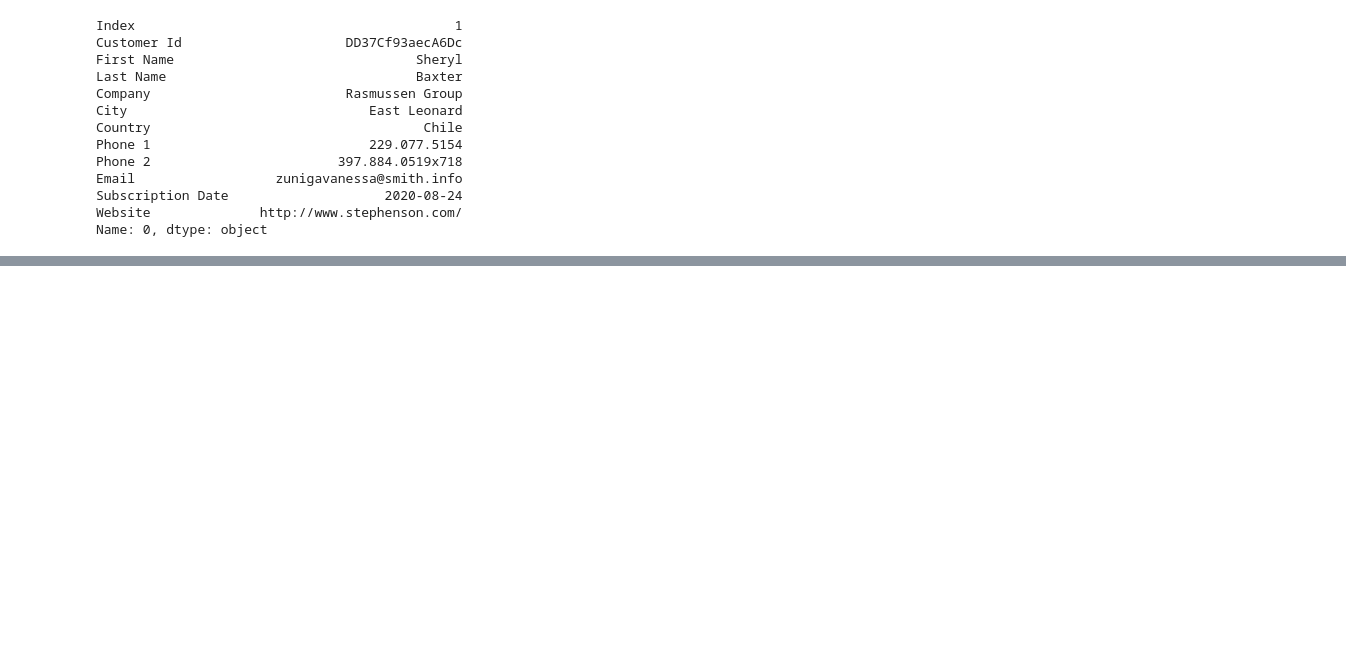
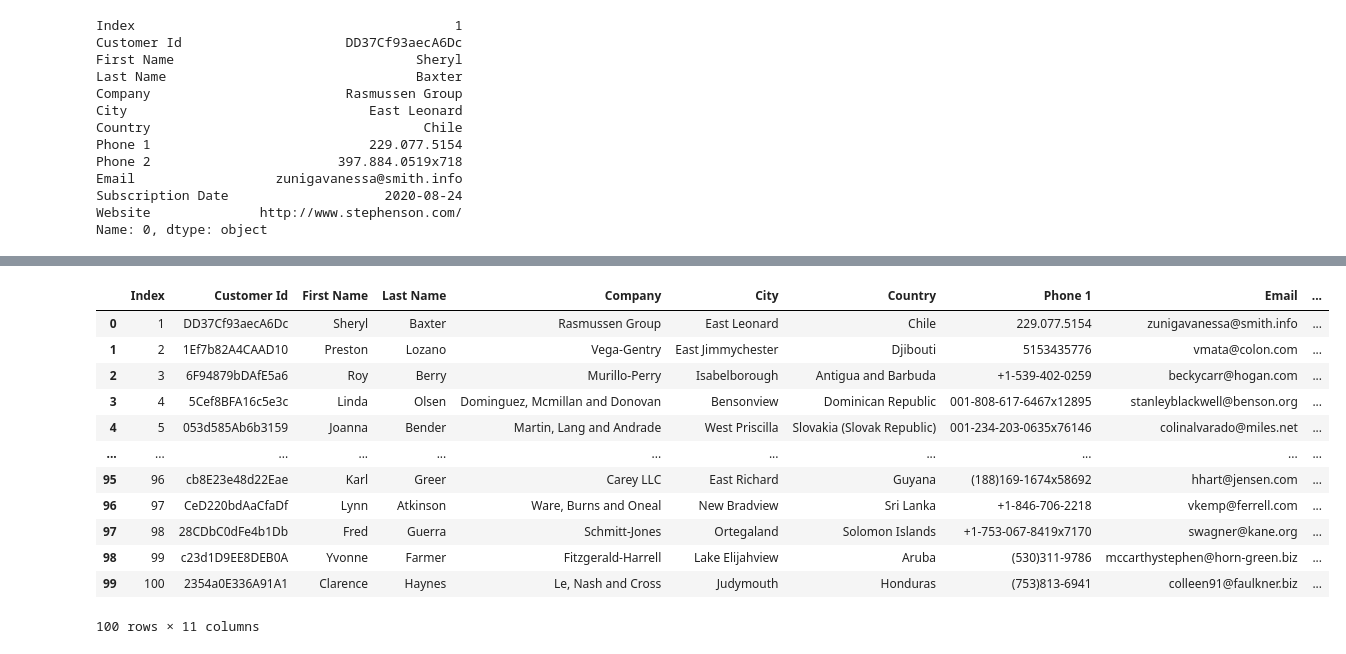
Before and after one commit to AmiyaMihari/Curso_python_ia_Guillermo_Montiel, a Jupyter notebook: Clase/codigo_pandas.ipynb, the cells around one changed output, grey strips where cells are left out. Cells and saved outputs as stored; diff of their text form; code cells hidden in the pictures; blank space fills up the shorter version.

```diff
--- a/Clase/codigo_pandas.ipynb
+++ b/Clase/codigo_pandas.ipynb
@@ -125,0 +145,17 @@ Name: 0, dtype: object
+# %%
+customers_sin_telefono = customers.drop("Phone 2", axis=1)
+customers_sin_telefono
+# %% [output]
+|  | Index | Customer Id | First Name | Last Name | Company | City | Country | Phone 1 | Email | ... |
+| 0 | 1 | DD37Cf93aecA6Dc | Sheryl | Baxter | Rasmussen Group | East Leonard | Chile | 229.077.5154 | zunigavanessa@smith.info | ... |
+| 1 | 2 | 1Ef7b82A4CAAD10 | Preston | Lozano | Vega-Gentry | East Jimmychester | Djibouti | 5153435776 | vmata@colon.com | ... |
+| 2 | 3 | 6F94879bDAfE5a6 | Roy | Berry | Murillo-Perry | Isabelborough | Antigua and Barbuda | +1-539-402-0259 | beckycarr@hogan.com | ... |
+| 3 | 4 | 5Cef8BFA16c5e3c | Linda | Olsen | Dominguez, Mcmillan and Donovan | Bensonview | Dominican Republic | 001-808-617-6467x12895 | stanleyblackwell@benson.org | ... |
+| 4 | 5 | 053d585Ab6b3159 | Joanna | Bender | Martin, Lang and Andrade | West Priscilla | Slovakia (Slovak Republic) | 001-234-203-0635x76146 | colinalvarado@miles.net | ... |
+| ... | ... | ... | ... | ... | ... | ... | ... | ... | ... | ... |
+| 95 | 96 | cb8E23e48d22Eae | Karl | Greer | Carey LLC | East Richard | Guyana | (188)169-1674x58692 | hhart@jensen.com | ... |
+| 96 | 97 | CeD220bdAaCfaDf | Lynn | Atkinson | Ware, Burns and Oneal | New Bradview | Sri Lanka | +1-846-706-2218 | vkemp@ferrell.com | ... |
+| 97 | 98 | 28CDbC0dFe4b1Db | Fred | Guerra | Schmitt-Jones | Ortegaland | Solomon Islands | +1-753-067-8419x7170 | swagner@kane.org | ... |
+| 98 | 99 | c23d1D9EE8DEB0A | Yvonne | Farmer | Fitzgerald-Harrell | Lake Elijahview | Aruba | (530)311-9786 | mccarthystephen@horn-green.biz | ... |
+| 99 | 100 | 2354a0E336A91A1 | Clarence | Haynes | Le, Nash and Cross | Judymouth | Honduras | (753)813-6941 | colleen91@faulkner.biz | ... |
+100 rows × 11 columns
```
Also changed, not shown: parts of 11 cells of this notebook, 1 other file.
